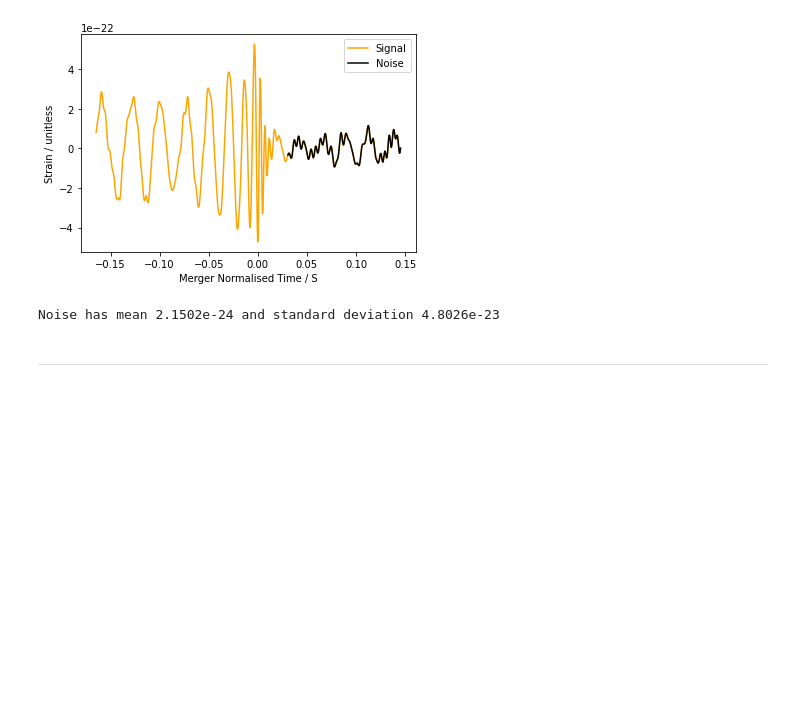
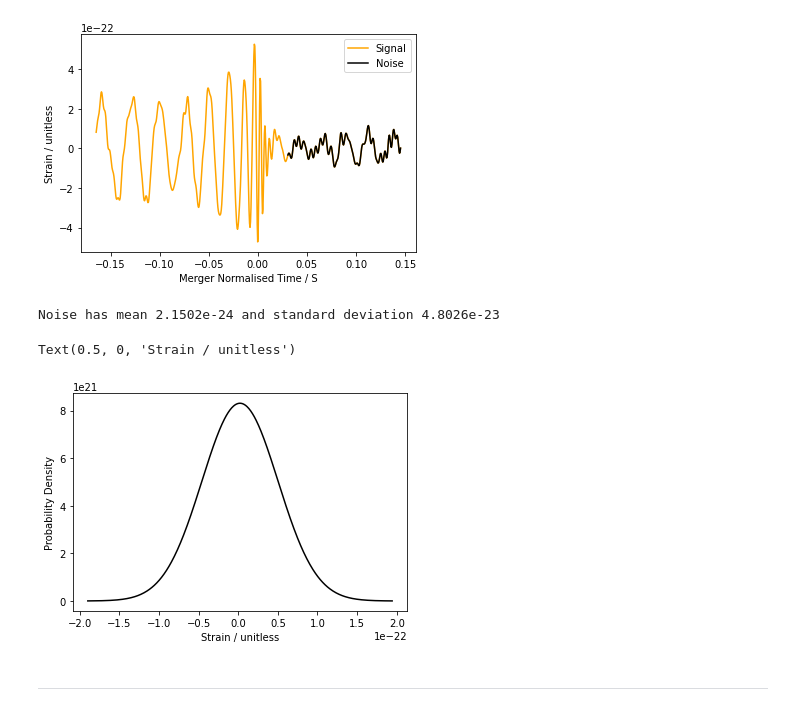
Before and after one commit to Clarke-Jools-36/DataAnalysis22, a Jupyter notebook: CA2_MiniProject.ipynb, the cells around one changed output. Cells and saved outputs as stored; diff of their text form; code cells hidden in the pictures; blank space fills up the shorter version.

```diff
--- a/CA2_MiniProject.ipynb
+++ b/CA2_MiniProject.ipynb
@@ -168,6 +173,15 @@ std = noise.std()
 print(f"Noise has mean {mean:.4e} and standard deviation {std:.4e}")
 # %% [output]
 Noise has mean 2.1502e-24 and standard deviation 4.8026e-23
+# %%
+x = np.linspace(mean-(4*std), mean+(4*std), 500)
+plt.plot(x ,stats.norm.pdf(x, mean, std), "k")
+
+plt.ylabel("Probability Density")
+plt.xlabel("Strain / unitless")
+# %% [output]
+Text(0.5, 0, 'Strain / unitless')
+[figure, added]
 # %% [markdown]
 ***
 # %% [markdown]
```
Also changed, not shown: parts of 2 cells of this notebook.
